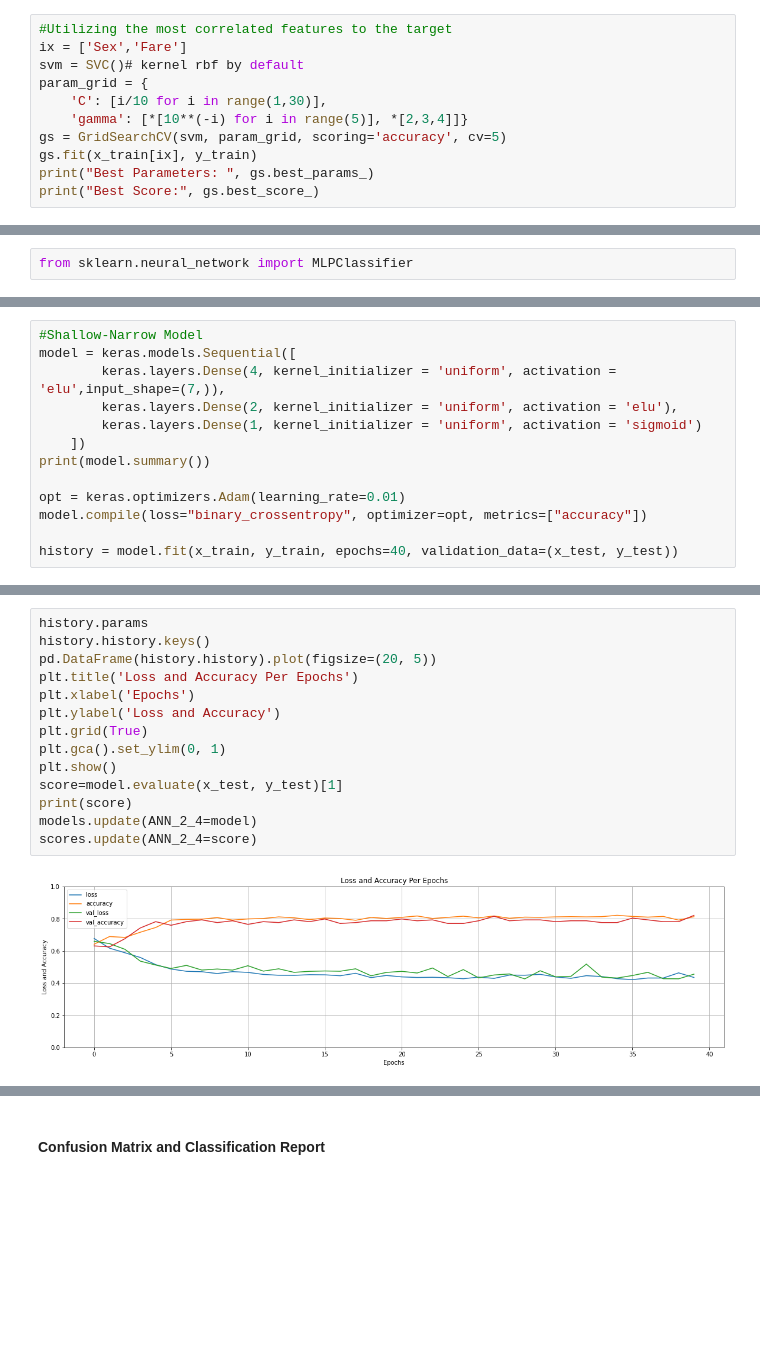
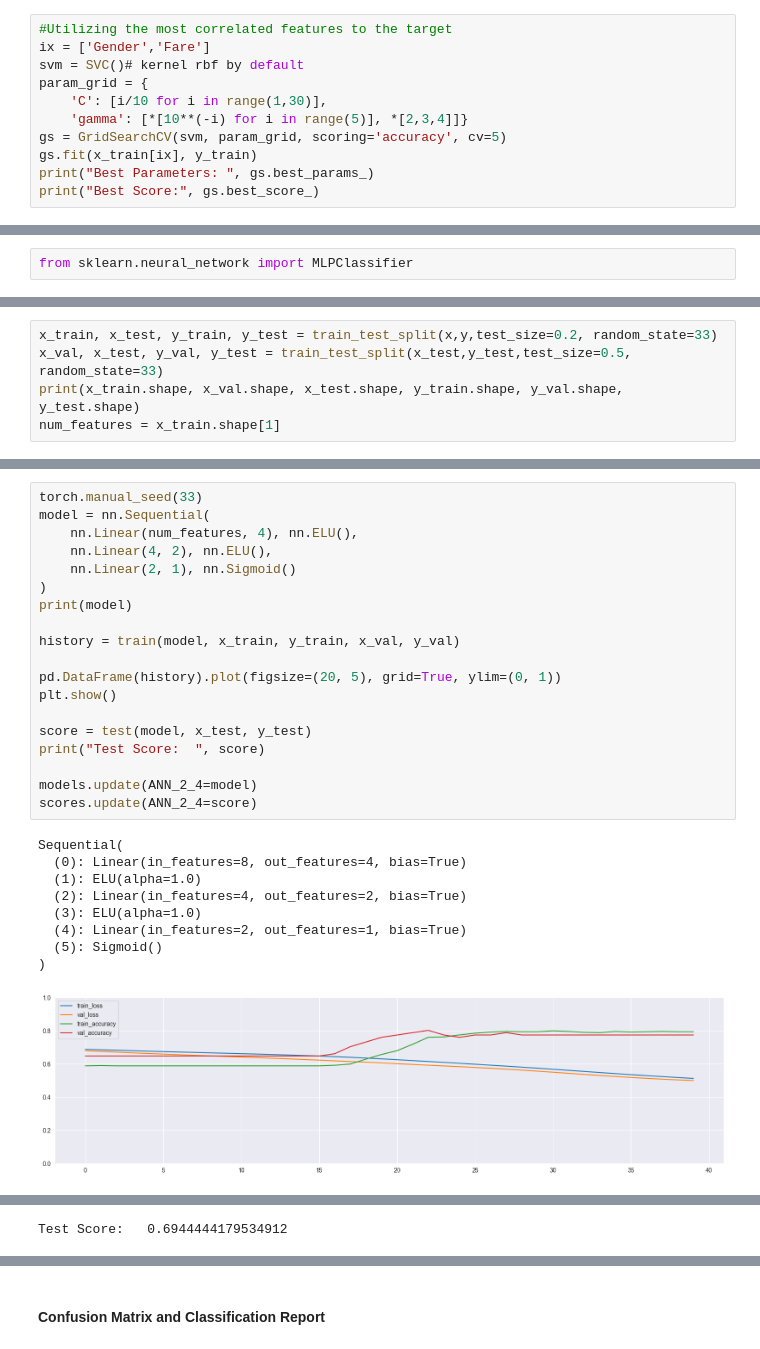
Before and after one commit to EminKeresteci/ml-titanic, a Jupyter notebook: ml-titanic.ipynb, the cells around one changed output, grey strips where cells are left out. Drawn from its saved outputs; the diff is of its cells as text; blank space fills up the shorter version.

```diff
--- a/ml-titanic.ipynb
+++ b/ml-titanic.ipynb
@@ -385,6 +362,6 @@ SVM Rbf Test Score
 # %%
 #Utilizing the most correlated features to the target
-ix = ['Sex','Fare']
+ix = ['Gender','Fare']
 svm = SVC()# kernel rbf by default
 param_grid = {
     'C': [i/10 for i in range(1,30)],
@@ -487,13 +463,0 @@ MLP Test Score
-# %%
-#Shallow-Narrow Model
-model = keras.models.Sequential([
-        keras.layers.Dense(4, kernel_initializer = 'uniform', activation = 'elu',input_shape=(7,)),
-        keras.layers.Dense(2, kernel_initializer = 'uniform', activation = 'elu'),
-        keras.layers.Dense(1, kernel_initializer = 'uniform', activation = 'sigmoid')
-    ])
-print(model.summary())
-
-opt = keras.optimizers.Adam(learning_rate=0.01)
-model.compile(loss="binary_crossentropy", optimizer=opt, metrics=["accuracy"])
-
-history = model.fit(x_train, y_train, epochs=40, validation_data=(x_test, y_test))
@@ -517,0 +464,5 @@ Epoch 40/40
+# %%
+x_train, x_test, y_train, y_test = train_test_split(x,y,test_size=0.2, random_state=33)
+x_val, x_test, y_val, y_test = train_test_split(x_test,y_test,test_size=0.5, random_state=33)
+print(x_train.shape, x_val.shape, x_test.shape, y_train.shape, y_val.shape, y_test.shape)
+num_features = x_train.shape[1]
@@ -518,16 +506,29 @@ Epoch 40/40
 # %%
-history.params
-history.history.keys()
-pd.DataFrame(history.history).plot(figsize=(20, 5))
-plt.title('Loss and Accuracy Per Epochs')
-plt.xlabel('Epochs')
-plt.ylabel('Loss and Accuracy')
-plt.grid(True)
-plt.gca().set_ylim(0, 1)
+torch.manual_seed(33)
+model = nn.Sequential(
+    nn.Linear(num_features, 4), nn.ELU(),
+    nn.Linear(4, 2), nn.ELU(),
+    nn.Linear(2, 1), nn.Sigmoid()
+)
+print(model)
+
+history = train(model, x_train, y_train, x_val, y_val)
+
+pd.DataFrame(history).plot(figsize=(20, 5), grid=True, ylim=(0, 1))
 plt.show()
-score=model.evaluate(x_test, y_test)[1]
-print(score)
+
+score = test(model, x_test, y_test)
+print("Test Score:  ", score)
+
 models.update(ANN_2_4=model)
 scores.update(ANN_2_4=score)
 # %% [output]
+Sequential(
+  (0): Linear(in_features=8, out_features=4, bias=True)
+  (1): ELU(alpha=1.0)
+  (2): Linear(in_features=4, out_features=2, bias=True)
+  (3): ELU(alpha=1.0)
+  (4): Linear(in_features=2, out_features=1, bias=True)
+  (5): Sigmoid()
+)
-[figure, old version]
+[figure, new version]
@@ -535,0 +535 @@ scores.update(ANN_2_4=score)
+Test Score:   0.6944444179534912
```
Also changed, not shown: parts of 79 cells of this notebook, 1 other file.
